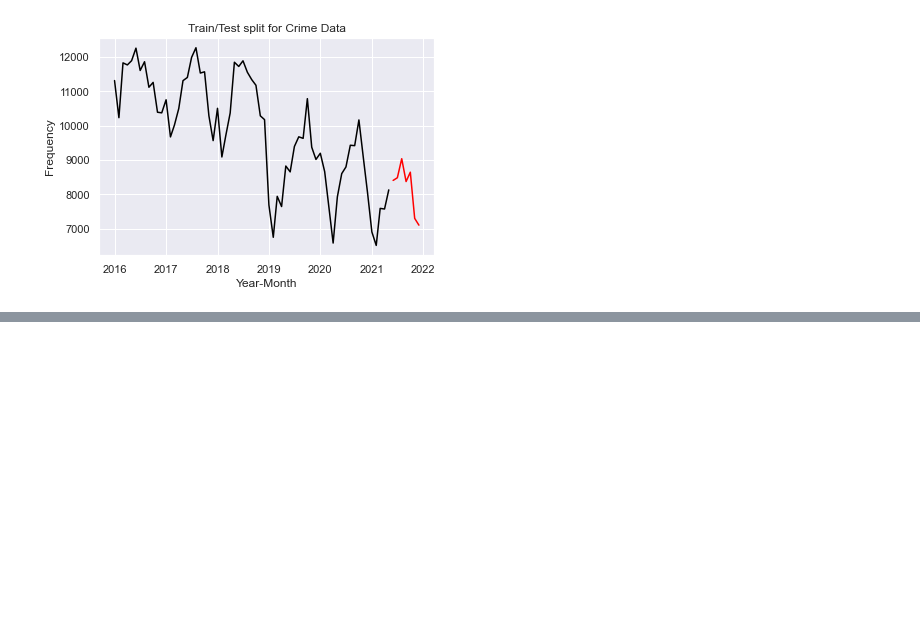
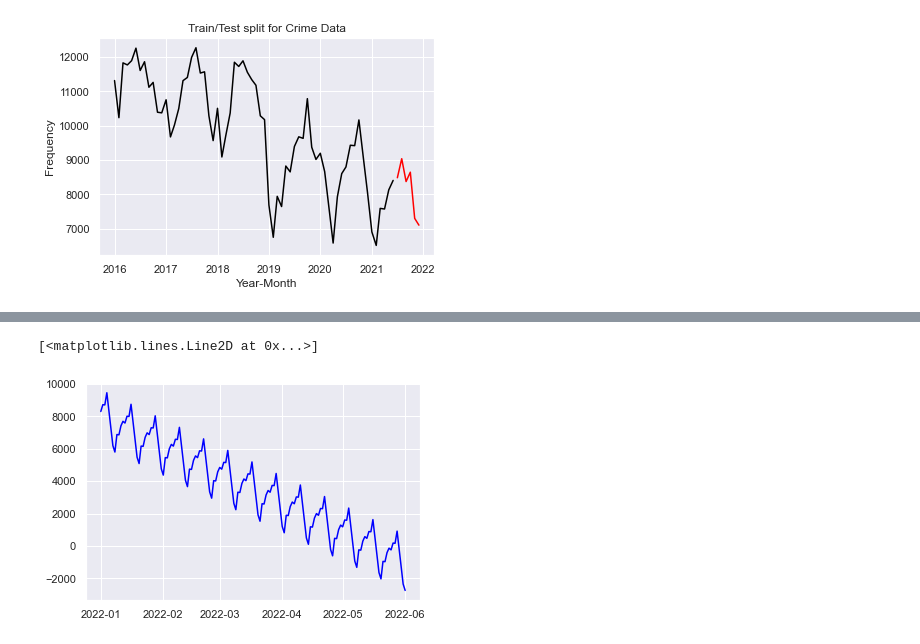
Before and after one commit to hunterkillera/DA200-Project, a Jupyter notebook: timeseriesanalysis.ipynb, the cells around one changed output, grey strips where cells are left out. Cells and saved outputs as stored; diff of their text form; code cells hidden in the pictures; blank space fills up the shorter version.

```diff
--- a/timeseriesanalysis.ipynb
+++ b/timeseriesanalysis.ipynb
@@ -121,11 +122,11 @@ plt.show()
 # %%
 #split train and test and visualize the split
 df['month'] = df.index
-train = df[df['month'] < pd.to_datetime("2021-6", format='%Y-%m')]
+train = df[df['month'] < pd.to_datetime("2021-7", format='%Y-%m')]
 train['train'] = train['frequency']
 del train['month']
 del train['frequency']
-test = df[df['month'] >= pd.to_datetime("2021-6", format='%Y-%m')]
+test = df[df['month'] >= pd.to_datetime("2021-7", format='%Y-%m')]
 del test['month']
 test['test'] = test['frequency']
 del test['frequency']
@@ -212,0 +212,6 @@ forecast
+# %%
+#predict future
+#
+future_df = pd.date_range('2022-01-01','2022-06-01')
+future_df = pd.DataFrame(index=future_df)
+future_df
@@ -212,0 +232,4 @@ forecast
+# %%
+future = model.predict(n_periods=len(future_df))
+future_df['Frequency'] = future
+future_df
@@ -212,0 +250,5 @@ forecast
+# %%
+plt.plot(future_df, color='blue',label='Original Crime Data')
+# %% [output]
+[<matplotlib.lines.Line2D at 0x...>]
+[figure, added]
```
Also changed, not shown: parts of 9 cells of this notebook, 1 other file.
